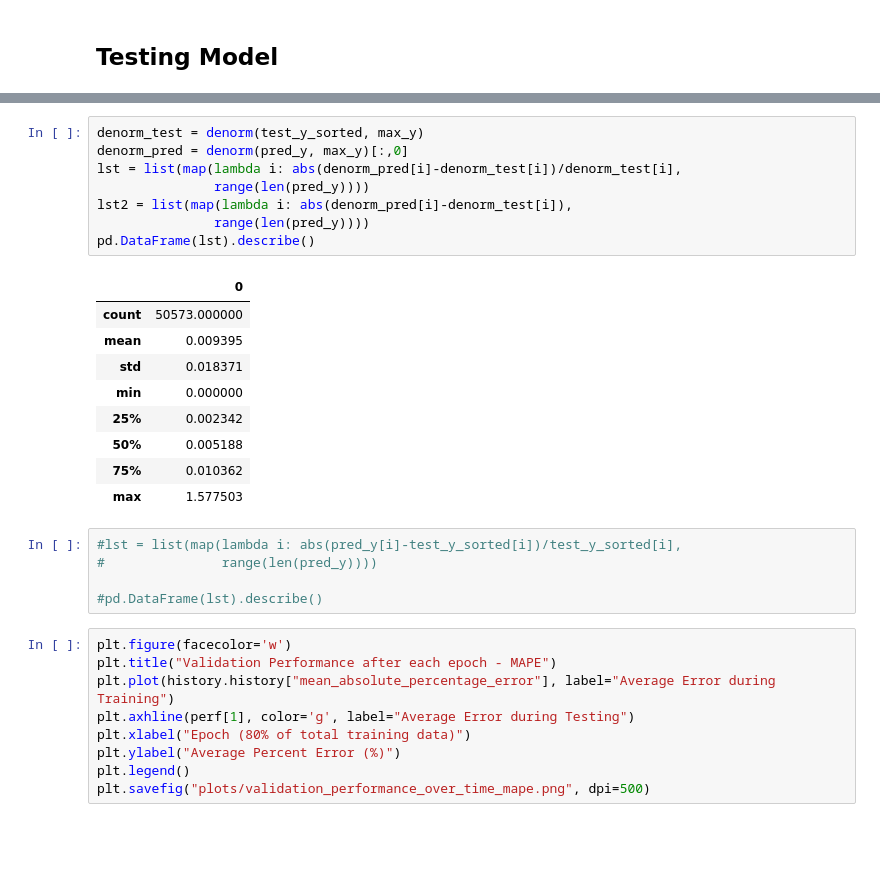
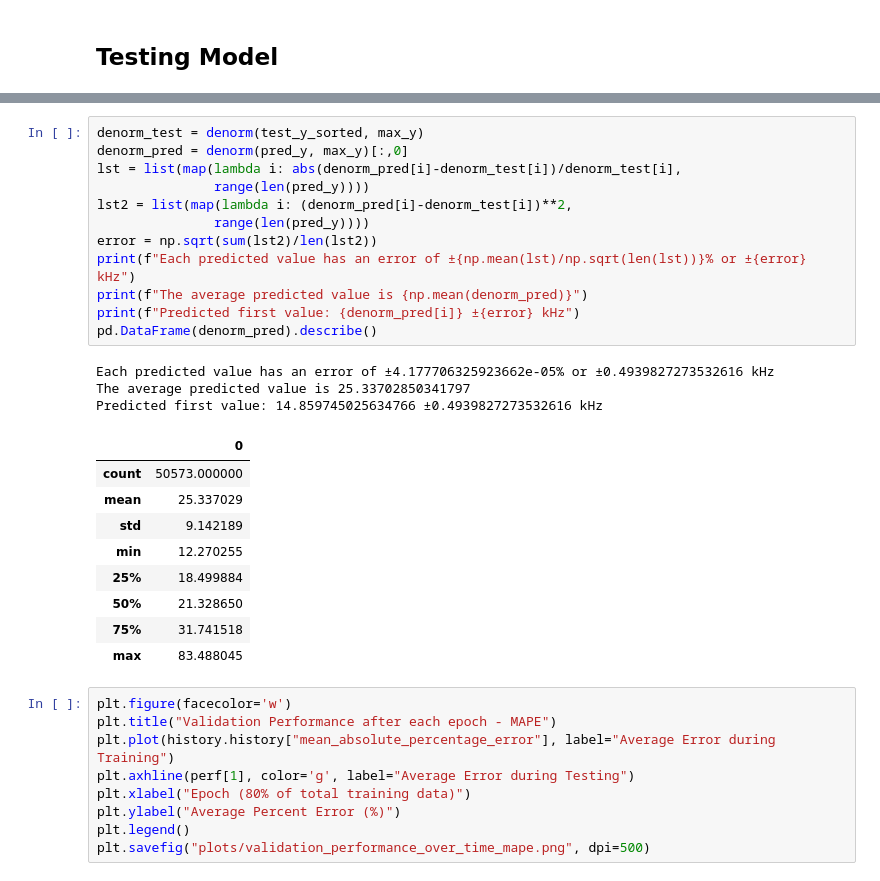
Before and after one commit to AyushmaanAggarwal/qtn-proj-ayu, a Jupyter notebook: cnn_wind.ipynb, the cells around one changed output, grey strips where cells are left out. Saved outputs shown, nothing was run; the diff lists cells and outputs as text; blank space fills up the shorter version.

```diff
--- a/cnn_wind.ipynb
+++ b/cnn_wind.ipynb
@@ -119,26 +123,28 @@ pred_y = model.predict(test_x_sorted)
 # %%
 denorm_test = denorm(test_y_sorted, max_y)
 denorm_pred = denorm(pred_y, max_y)[:,0]
 lst = list(map(lambda i: abs(denorm_pred[i]-denorm_test[i])/denorm_test[i],
                range(len(pred_y))))
-lst2 = list(map(lambda i: abs(denorm_pred[i]-denorm_test[i]),
+lst2 = list(map(lambda i: (denorm_pred[i]-denorm_test[i])**2,
                range(len(pred_y))))
-pd.DataFrame(lst).describe()
+error = np.sqrt(sum(lst2)/len(lst2))
+print(f"Each predicted value has an error of ±{np.mean(lst)/np.sqrt(len(lst))}% or ±{error} kHz")
+print(f"The average predicted value is {np.mean(denorm_pred)}")
+print(f"Predicted first value: {denorm_pred[i]} ±{error} kHz")
+pd.DataFrame(denorm_pred).describe()
 # %% [output]
+Each predicted value has an error of ±4.177706325923662e-05% or ±0.4939827273532616 kHz
+The average predicted value is 25.33702850341797
+Predicted first value: 14.859745025634766 ±0.4939827273532616 kHz
 |  | 0 |
 | count | 50573.000000 |
-| mean | 0.009395 |
-| std | 0.018371 |
-| min | 0.000000 |
-| 25% | 0.002342 |
-| 50% | 0.005188 |
-| 75% | 0.010362 |
-| max | 1.577503 |
+| mean | 25.337029 |
+| std | 9.142189 |
+| min | 12.270255 |
+| 25% | 18.499884 |
+| 50% | 21.328650 |
+| 75% | 31.741518 |
+| max | 83.488045 |
-# %%
-#lst = list(map(lambda i: abs(pred_y[i]-test_y_sorted[i])/test_y_sorted[i],
-#               range(len(pred_y))))
-
-#pd.DataFrame(lst).describe()
 # %%
 plt.figure(facecolor='w')
 plt.title("Validation Performance after each epoch - MAPE")
```
Also changed, not shown: parts of 8 cells of this notebook.
